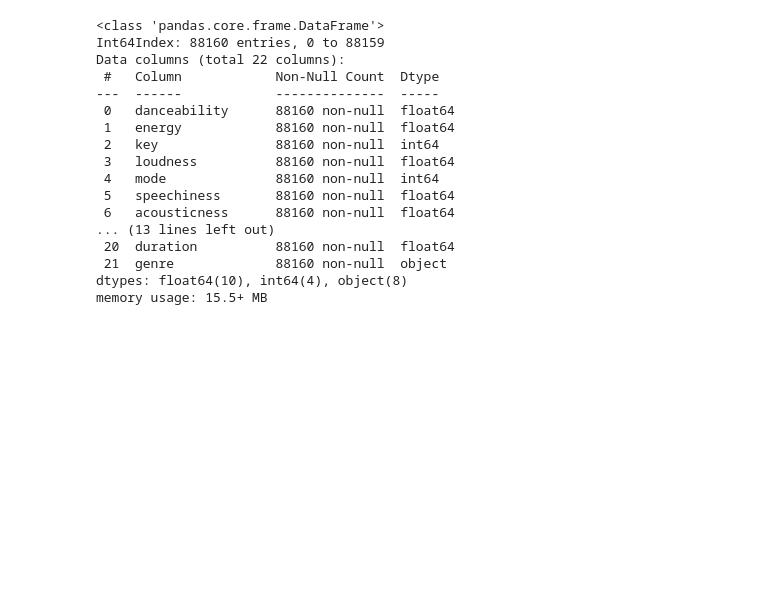
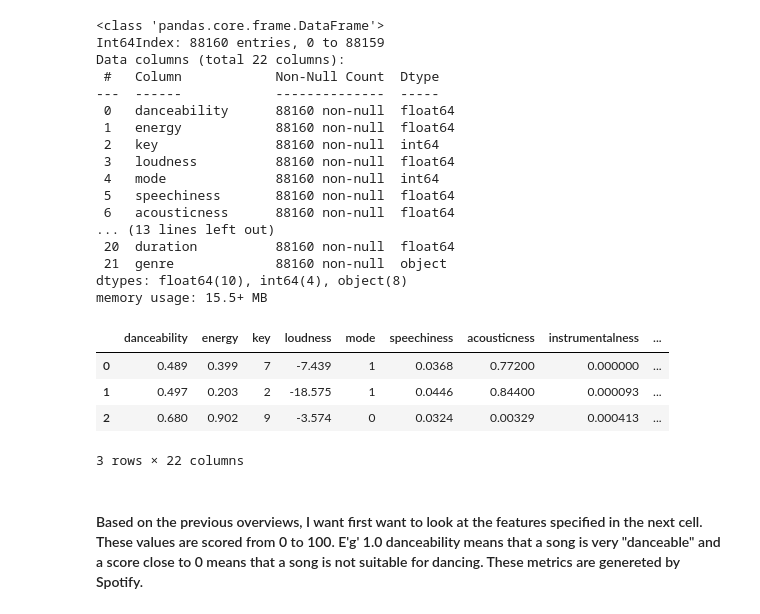
Before and after one commit to huube/Eindopdracht_ML21, a Jupyter notebook: notebooks/1-EDA.ipynb, the cells around one changed output. Saved outputs shown, nothing was run; the diff lists cells and outputs as text; code cells hidden in the pictures; blank space fills up the shorter version.

```diff
--- a/notebooks/1-EDA.ipynb
+++ b/notebooks/1-EDA.ipynb
@@ -64,4 +57,14 @@ Data columns (total 22 columns):
  21  genre             88160 non-null  object
 dtypes: float64(10), int64(4), object(8)
 memory usage: 15.5+ MB
+# %%
+df.head(3)
+# %% [output]
+|  | danceability | energy | key | loudness | mode | speechiness | acousticness | instrumentalness | ... |
+| 0 | 0.489 | 0.399 | 7 | -7.439 | 1 | 0.0368 | 0.77200 | 0.000000 | ... |
+| 1 | 0.497 | 0.203 | 2 | -18.575 | 1 | 0.0446 | 0.84400 | 0.000093 | ... |
+| 2 | 0.680 | 0.902 | 9 | -3.574 | 0 | 0.0324 | 0.00329 | 0.000413 | ... |
+3 rows × 22 columns
+# %% [markdown]
+<h4>Based on the previous overviews, I want first want to look at the features specified in the next cell. These values are scored from 0 to 100. E'g' 1.0 danceability means that a song is very "danceable" and a score close to 0 means that a song is not suitable for dancing. These metrics are genereted by Spotify.
 # %%
```
Also changed, not shown: parts of 24 cells of this notebook, 4 other files.
